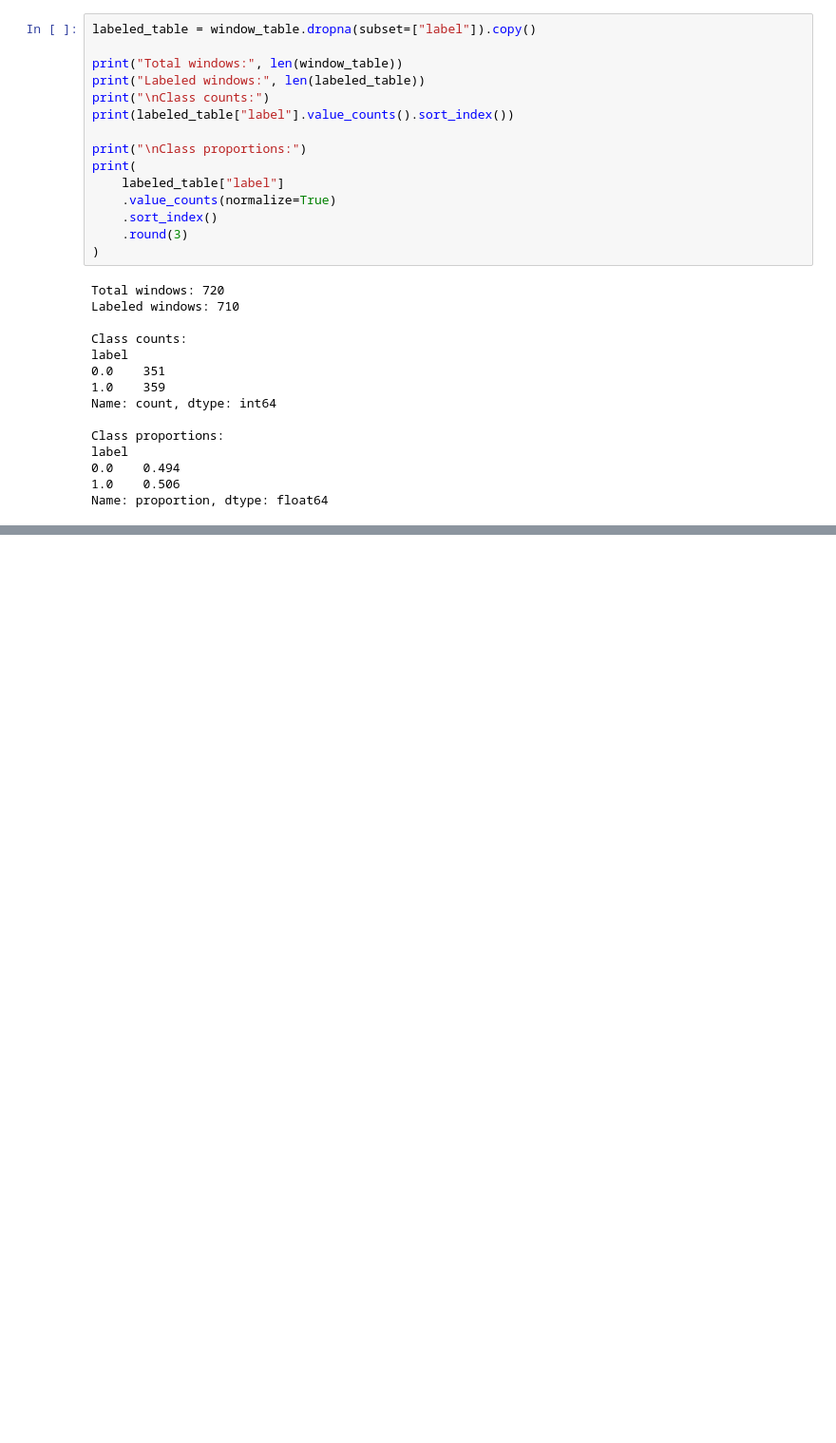
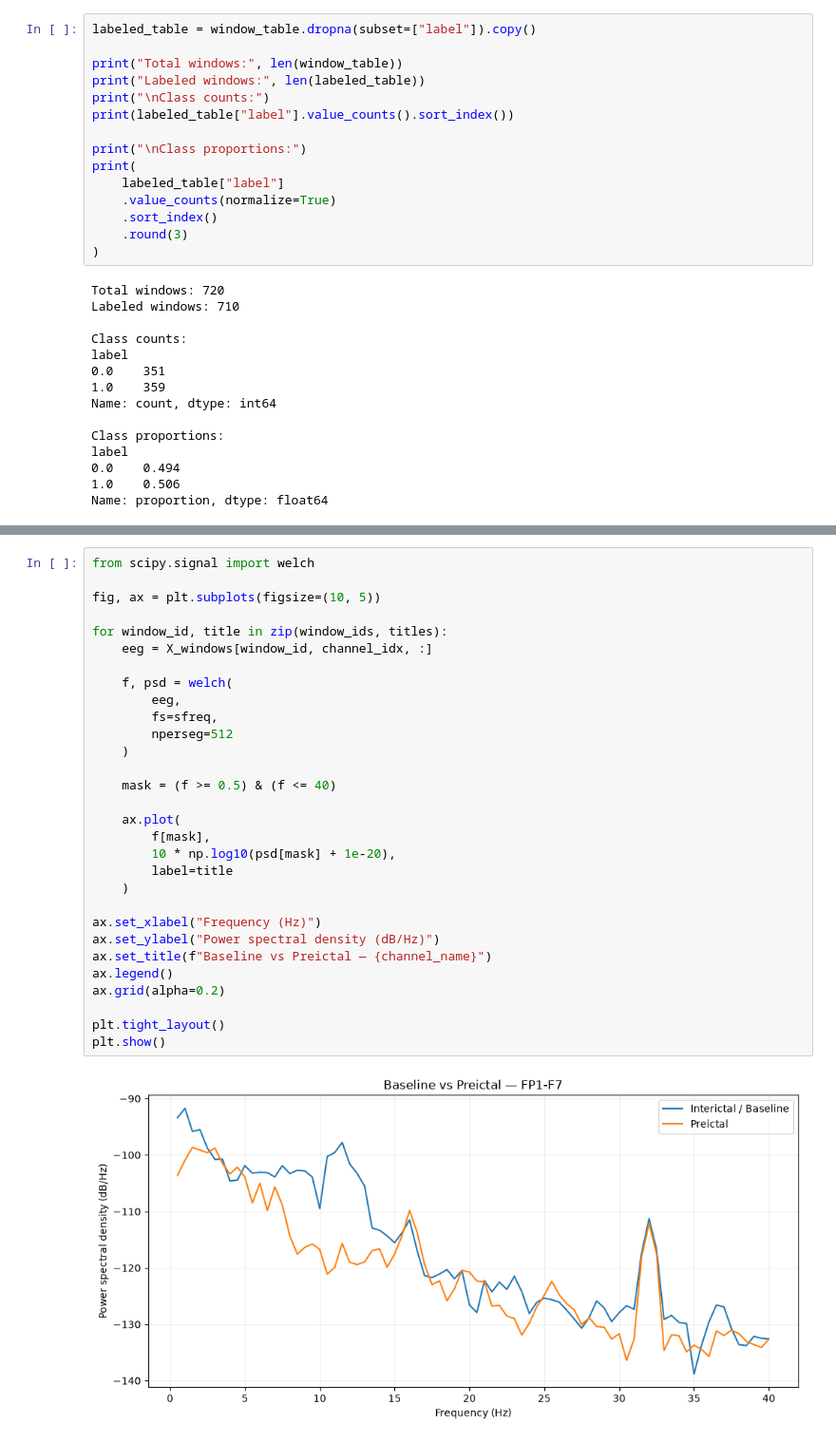
Before and after one commit to siddardha-007/visualizing-neural-storms, a Jupyter notebook: notebooks/01_loading.ipynb, the cells around one changed output, grey strips where cells are left out. Shown at 95% size. Cells and saved outputs as stored; diff of their text form; blank space fills up the shorter version.

```diff
--- a/notebooks/01_loading.ipynb
+++ b/notebooks/01_loading.ipynb
@@ -549,0 +773,32 @@ Name: proportion, dtype: float64
+# %%
+from scipy.signal import welch
+
+fig, ax = plt.subplots(figsize=(10, 5))
+
+for window_id, title in zip(window_ids, titles):
+    eeg = X_windows[window_id, channel_idx, :]
+
+    f, psd = welch(
+        eeg,
+        fs=sfreq,
+        nperseg=512
+    )
+
+    mask = (f >= 0.5) & (f <= 40)
+
+    ax.plot(
+        f[mask],
+        10 * np.log10(psd[mask] + 1e-20),
+        label=title
+    )
+
+ax.set_xlabel("Frequency (Hz)")
+ax.set_ylabel("Power spectral density (dB/Hz)")
+ax.set_title(f"Baseline vs Preictal — {channel_name}")
+ax.legend()
+ax.grid(alpha=0.2)
+
+plt.tight_layout()
+plt.show()
+# %% [output]
+[figure, added]
```
Also changed, not shown: parts of 10 cells of this notebook.
